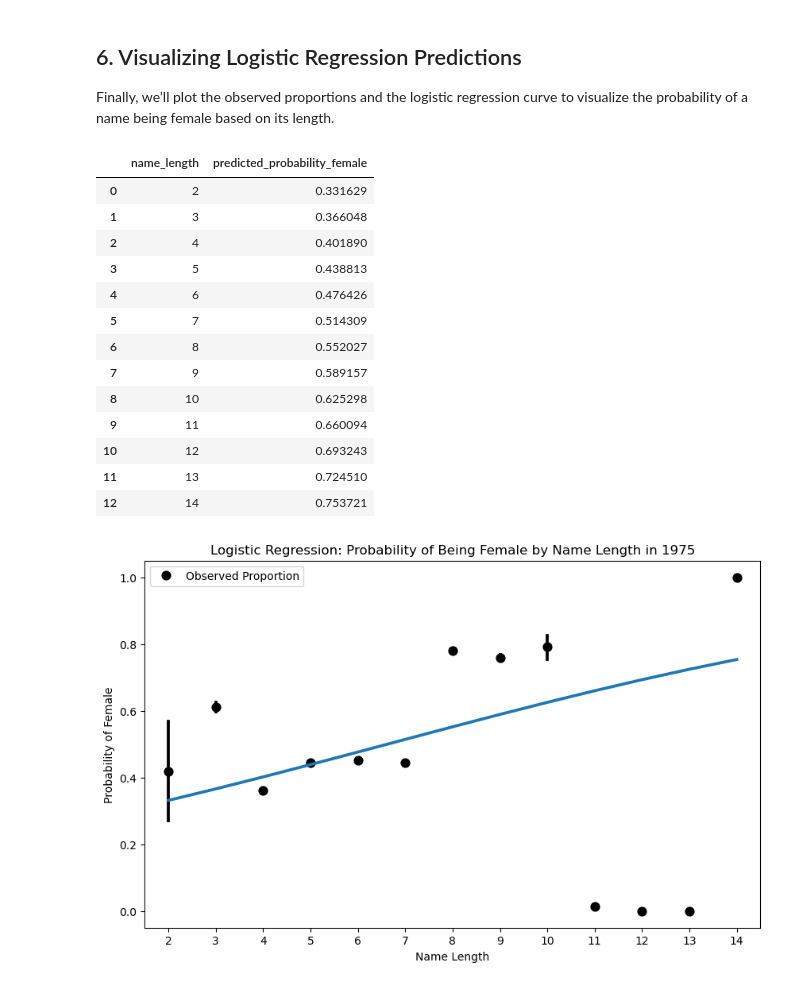
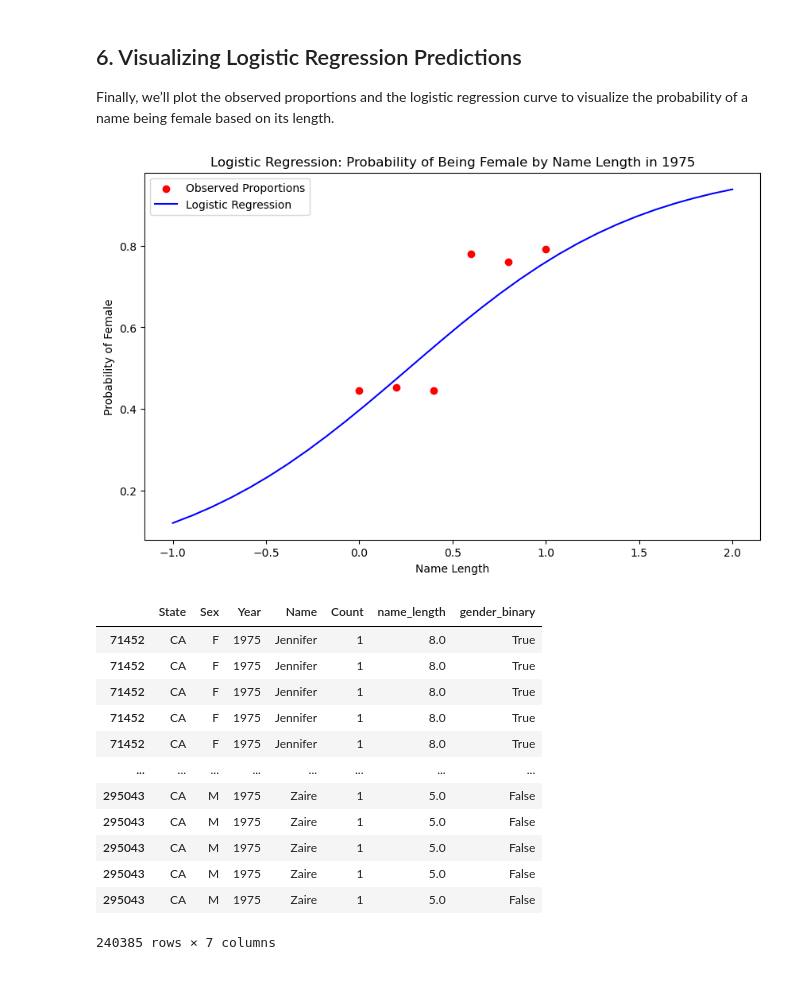
Before and after one commit to j-ales/PN4106_2025_26, a Jupyter notebook: week_8/basic_data_modeling_seaborn.ipynb, the cells around one changed output. Drawn from its saved outputs; the diff is of its cells as text; code cells hidden in the pictures.

```diff
--- a/week_8/basic_data_modeling_seaborn.ipynb
+++ b/week_8/basic_data_modeling_seaborn.ipynb
@@ -530,6 +579,7 @@ import pandas as pd
 import matplotlib.pyplot as plt
 import seaborn as sns
 from sklearn.linear_model import LogisticRegression
+from sklearn.preprocessing import MinMaxScaler
 
 from IPython.display import display
 import urllib.request
@@ -537,7 +587,7 @@ import os.path
 import zipfile
 
 data_url = "https://www.ssa.gov/oact/babynames/state/namesbystate.zip"
-local_filename = "../week_2/babynamesbystate.zip"
+local_filename = "../week_3/babynamesbystate.zip"
 if not os.path.exists(local_filename): # if the data exists don't download again
     with urllib.request.urlopen(data_url) as resp, open(local_filename, 'wb') as f:
         f.write(resp.read())
@@ -624,15 +674,20 @@ Next, we’ll set up our logistic regression model to predict the probability of
 # Step 3: Prepare data for logistic regression with binary outcome
 
 # calcultate the length of the name
-expanded_data['name_length'] = expanded_data['Name'].apply(len)
+expanded_data['name_length'] = expanded_data['Name'].apply(len).astype(float)
+#Restrict from the extreme name lengths
+expanded_data = expanded_data.query('name_length>=5 and name_length<11')
+
 #Binarize code the Sex column so 0 is male and 1 is female for the logistic regression
 expanded_data['gender_binary'] = expanded_data['Sex']=='F'
 
+scaler_name_length = MinMaxScaler()
+expanded_data['name_length'] = scaler_name_length.fit_transform(expanded_data[['name_length']])
 
 X_length = expanded_data[['name_length']]  # Predictor: name length
 y_binary = expanded_data['gender_binary']  # Target: gender binary (1 for female, 0 for male)
 
 # Train logistic regression on name length alone (using expanded binary data)
-log_reg_length = LogisticRegression()
+log_reg_length = LogisticRegression(warm_start=True,fit_intercept=True,solver='lbfgs',max_iter=1000,tol=1e-6)
 log_reg_length.fit(X_length, y_binary)
 # %% [output]
@@ -643,15 +698,17 @@ LogisticRegression()
 To visualize the logistic regression model, we’ll generate predicted probabilities across the observed range of name lengths.
 # %%
 # Generate a range of name lengths for prediction (from min to max observed in this year)
-name_length_min = X_length['name_length'].min()
-name_length_max = X_length['name_length'].max()
-name_length_range = np.arange(name_length_min, name_length_max + 1).reshape(-1, 1)
-predicted_probs = log_reg_length.predict_proba(name_length_range)[:, 1]  # Probability of being female (class 1)
+name_length_min = expanded_data['name_length'].min()
+name_length_max = expanded_data['name_length'].max()
+name_length_for_prediction_plot = np.linspace(name_length_min-1, name_length_max+1, 30).reshape(-1, 1)
+# name_length_range = np.arange(name_length_min, name_length_max + 1).reshape(-1, 1)
+predicted_probs = log_reg_length.predict_proba(name_length_for_prediction_plot)[:, 1]  # Probability of being female (class 1)
 
 # Create a DataFrame to hold name length and predicted probabilities
 predicted_data = pd.DataFrame({
-    'name_length': name_length_range.flatten(),
+    'name_length': name_length_for_prediction_plot.flatten(),
     'predicted_probability_female': predicted_probs
+
 })
 # %% [markdown]
 ## 5. Plotting the Distribution of Name Lengths by Gender
@@ -674,47 +731,40 @@ Finally, we’ll plot the observed proportions and the logistic regression curve
 # %%
 plt.figure(figsize=(10, 6))
 
 # # Logistic regression curve
 # plt.plot(predicted_data['name_length'], predicted_data['predicted_probability_female'], color='blue', linewidth=2, label='Logistic Regression')
 
-# Observed proportion of female names by name length
-sns.pointplot(
-    data=expanded_data,
-    x='name_length',
-    y='gender_binary',
-    estimator='mean',
-    errorbar=('ci', 99),
-    label='Observed Proportion',
-    color='black',
-    markers="o",
-    linestyles=""
-)
+#First lets re-average the probablity back so we get a smaller dataframe of observed proportions by name length
 
-display(predicted_data)
-sns.pointplot(data=predicted_data, x='name_length', y='predicted_probability_female',markers=None)
+average_proportions = expanded_data.groupby('name_length')['gender_binary'].mean().reset_index()
 
-# Labels and title
+
+plt.scatter(data=average_proportions, x='name_length', y='gender_binary', color='red', label='Observed Proportions')
+# plt.plot(predicted_data['name_length'], predicted_data['predicted_probability_female'], color='blue', linewidth=2, label='Logistic Regression')
+plt.plot(predicted_data['name_length'], predicted_data['predicted_probability_female']  , label='Logistic Regression', color='blue')
 plt.xlabel('Name Length')
 plt.ylabel('Probability of Female')
 plt.title(f'Logistic Regression: Probability of Being Female by Name Length in {target_year}')
 plt.legend()
 plt.show()
 # %% [output]
-|  | name_length | predicted_probability_female |
-| 0 | 2 | 0.331629 |
-| 1 | 3 | 0.366048 |
-| 2 | 4 | 0.401890 |
-| 3 | 5 | 0.438813 |
-| 4 | 6 | 0.476426 |
-| 5 | 7 | 0.514309 |
-| 6 | 8 | 0.552027 |
-| 7 | 9 | 0.589157 |
-| 8 | 10 | 0.625298 |
-| 9 | 11 | 0.660094 |
-| 10 | 12 | 0.693243 |
-| 11 | 13 | 0.724510 |
-| 12 | 14 | 0.753721 |
-[figure, old version]
+[figure, new version]
+# %%
+expanded_data
+# %% [output]
+|  | State | Sex | Year | Name | Count | name_length | gender_binary |
+| 71452 | CA | F | 1975 | Jennifer | 1 | 8.0 | True |
+| 71452 | CA | F | 1975 | Jennifer | 1 | 8.0 | True |
+| 71452 | CA | F | 1975 | Jennifer | 1 | 8.0 | True |
+| 71452 | CA | F | 1975 | Jennifer | 1 | 8.0 | True |
+| 71452 | CA | F | 1975 | Jennifer | 1 | 8.0 | True |
+| ... | ... | ... | ... | ... | ... | ... | ... |
+| 295043 | CA | M | 1975 | Zaire | 1 | 5.0 | False |
+| 295043 | CA | M | 1975 | Zaire | 1 | 5.0 | False |
+| 295043 | CA | M | 1975 | Zaire | 1 | 5.0 | False |
+| 295043 | CA | M | 1975 | Zaire | 1 | 5.0 | False |
+| 295043 | CA | M | 1975 | Zaire | 1 | 5.0 | False |
+240385 rows × 7 columns
 # %%
 
 expanded_data[expanded_data['name_length']>10]['Name'].unique()  # Filter for names with length greater than 1
```
Also changed, not shown: parts of 18 cells of this notebook.
